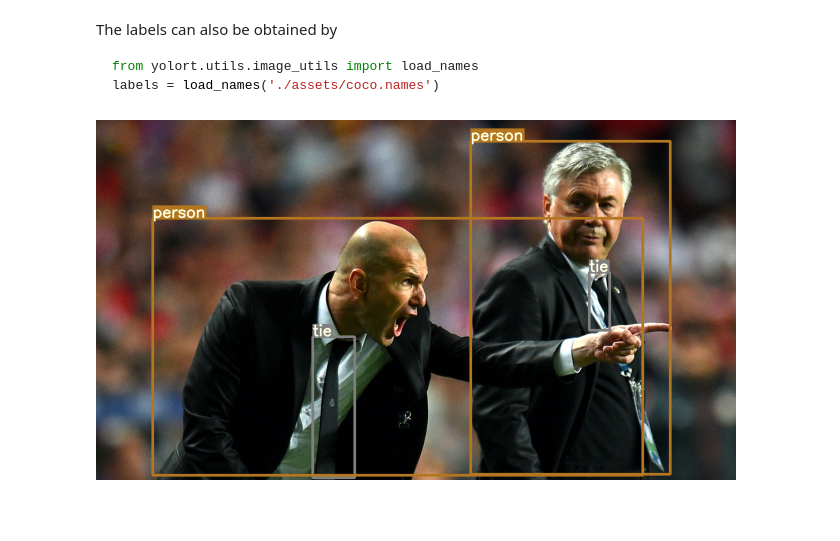
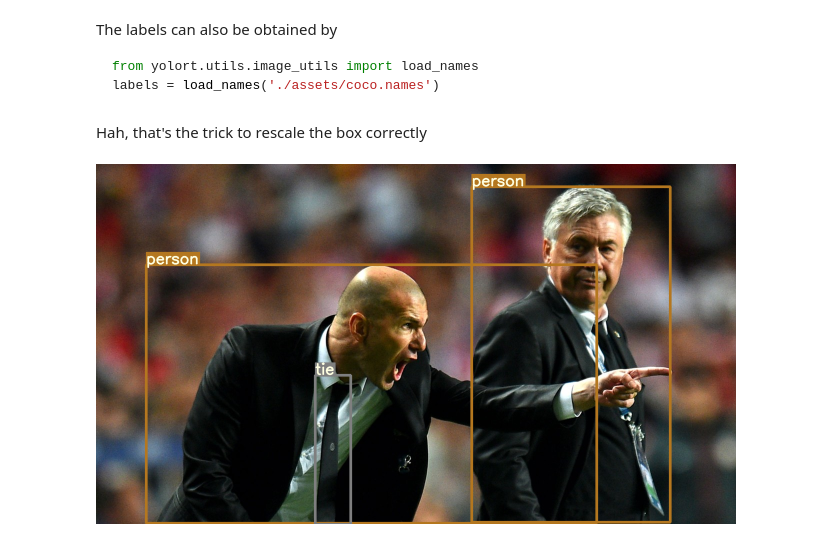
Before and after one commit to zhiqwang/yolort, a Jupyter notebook: notebooks/how-to-align-with-ultralytics-yolov5.ipynb, the cells around one changed output. Cells and saved outputs as stored; diff of their text form; code cells hidden in the pictures; blank space fills up the shorter version.

Commit message:
Update notebook for yolort and yolov5 alignment

````diff
--- a/notebooks/how-to-align-with-ultralytics-yolov5.ipynb
+++ b/notebooks/how-to-align-with-ultralytics-yolov5.ipynb
@@ -21,14 +20,11 @@ from yolort.v5 import load_yolov5_model, letterbox, non_max_suppression, scale_c
 # %% [markdown]
 ## Prepare image and model weights to test
 # %%
-is_half = False
-
 # img_path = "https://raw.githubusercontent.com/zhiqwang/yolov5-rt-stack/master/test/assets/zidane.jpg"
 img_path = "https://gitee.com/zhiqwang/yolov5-rt-stack/raw/master/test/assets/zidane.jpg"
 img_raw = get_image_from_url(img_path)
 
-path_yolort_weight = 'yolov5s_r50_updated.pt'
-path_ultralytics_weights = 'yolov5s.pt'
+path_ultralytics_weights = 'r6yolov5s.pt'
 # %% [markdown]
 You can download the weight with following methods
 
@@ -42,7 +38,7 @@ torch.hub.download_url_to_file(
 # %%
 # Preprocess
 img = letterbox(img_raw, new_shape=(640, 640))[0]
-img = read_image_to_tensor(img, is_half)
+img = read_image_to_tensor(img)
 img = img.to(device)
 # %% [markdown]
 ## Load model as ultralytics and inference
@@ -148,0 +88,7 @@ with torch.no_grad():
+# %%
+model = YOLO.load_from_yolov5(path_ultralytics_weights, version="r6.0")
+
+model.eval()
+
+with torch.no_grad():
+    yolort_dets = model(img[None])
@@ -204,13 +167,15 @@ The labels can also be obtained by
 from yolort.utils.image_utils import load_names
 labels = load_names('./assets/coco.names')
 ```
+# %% [markdown]
+Hah, that's the trick to rescale the box correctly
+# %%
+boxes = scale_coords(img.shape[1:], yolort_dets[0]['boxes'], img_raw.shape[:-1])
+labels = yolort_dets[0]['labels']
 # %%
-# Hah, that's the trick to rescale the box correctly
-boxes = scale_coords(img.shape[1:], yolort_dets[0]['boxes'], img_raw.shape[:-1])
-
-for box, label in zip(boxes.tolist(), yolort_dets[0]['labels'].tolist()):
+for box, label in zip(boxes.tolist(), labels.tolist()):
     img_raw = plot_one_box(box, img_raw, color=COLORS[label % len(COLORS)], label=LABELS[label])
 
 cv2_imshow(img_raw, imshow_scale=0.5)
 # %% [output]
-[figure, old version]
+[figure, new version]
````
Also changed, not shown: parts of 14 cells of this notebook.
